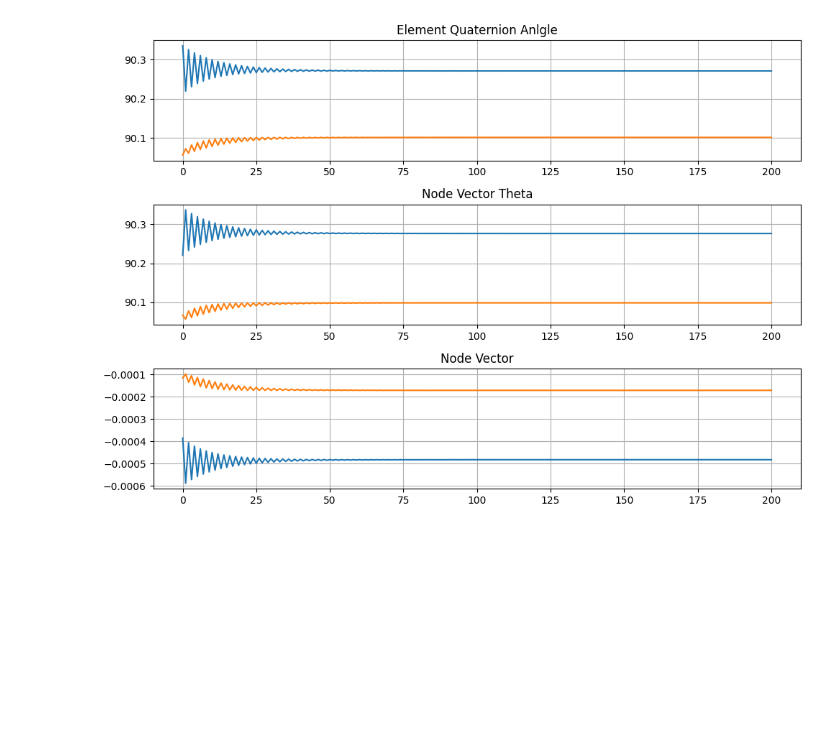
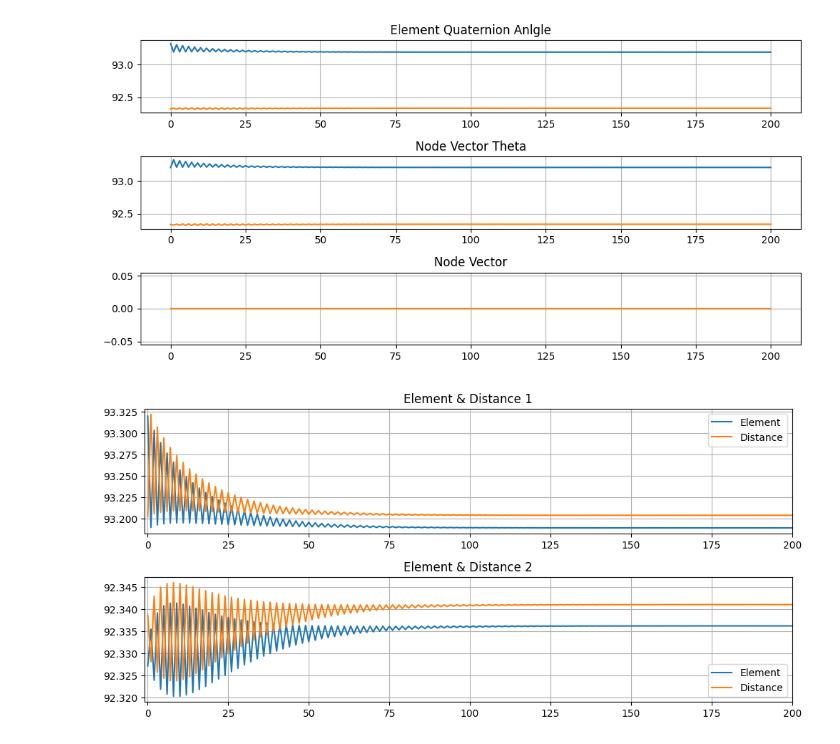
Before and after one commit to yang-si-hang/paper-2023, a Jupyter notebook: Test branch/PD/TestCoeerateLocalSolver.ipynb, the cells around one changed output. Cells and saved outputs as stored; diff of their text form; code cells hidden in the pictures; blank space fills up the shorter version.

```diff
--- a/Test branch/PD/TestCoeerateLocalSolver.ipynb
+++ b/Test branch/PD/TestCoeerateLocalSolver.ipynb
@@ -7,7 +7,7 @@ import matplotlib.pyplot as plt
 from matplotlib.gridspec import GridSpec
 # %%
 # 读取 .npz 文件
-data = np.load('local_solve.npz')
+data = np.load('DataWrite/local_solve_10.npz')
 
 # 访问各个数组
 distance_vec1 = data['distance_vec1']
@@ -20,28 +20,52 @@ ele_quat_theta2 = data['ele_quat_theta2']
 # 关闭文件以释放资源
 data.close()
 # %%
-fig = plt.figure(figsize=(10, 7), dpi=100)
+fig = plt.figure(figsize=(10, 5), dpi=100)
 gs = GridSpec(3, 1, figure=fig)
 
 ax_ele_theta = fig.add_subplot(gs[0])
 ax_ele_theta.plot(ele_quat_theta1)
 ax_ele_theta.plot(ele_quat_theta2)
 ax_ele_theta.set_title('Element Quaternion Anlgle')
 
 ax_distance_theta = fig.add_subplot(gs[1])
 ax_distance_theta.plot(distance_theta1)
 ax_distance_theta.plot(distance_theta2)
 ax_distance_theta.set_title('Node Vector Theta')
 
 ax_distance_vec = fig.add_subplot(gs[2])
-ax_distance_vec.plot(distance_vec1[:, 2])
-ax_distance_vec.plot(distance_vec2[:, 2])
+ax_distance_vec.plot(distance_vec1[:, 1])
+ax_distance_vec.plot(distance_vec2[:, 1])
 ax_distance_vec.set_title('Node Vector')
 
 axs = [ax_ele_theta, ax_distance_theta, ax_distance_vec]
 for ax in axs:
     ax.grid(True)
 
 plt.tight_layout()
 # %% [output]
-[figure, old version]
+[figure, new version]
+# %%
+fig = plt.figure(figsize=(10, 7), dpi=100)
+gs = GridSpec(3, 1, figure=fig)
+
+ax_ele_theta = fig.add_subplot(gs[0])
+ax_ele_theta.plot(ele_quat_theta1, label='Element')
+ax_ele_theta.plot(distance_theta1, label='Distance')
+ax_ele_theta.set_title('Element & Distance 1')
+
+ax_distance_theta = fig.add_subplot(gs[1])
+ax_distance_theta.plot(ele_quat_theta2, label='Element')
+ax_distance_theta.plot(distance_theta2, label='Distance')
+ax_distance_theta.set_title('Element & Distance 2')
+
+axs = [ax_ele_theta, ax_distance_theta]
+for ax in axs:
+    # ax.ticklabel_format(axis='y', style='sci', scilimits=(-1, 1), useLocale=False, useMathText=True)
+    ax.set_xlim([-1, 200])
+    ax.legend()
+    ax.grid(True)
+
+plt.tight_layout()
+# %% [output]
+[figure, added]
```
Also changed, not shown: 2 other files.
